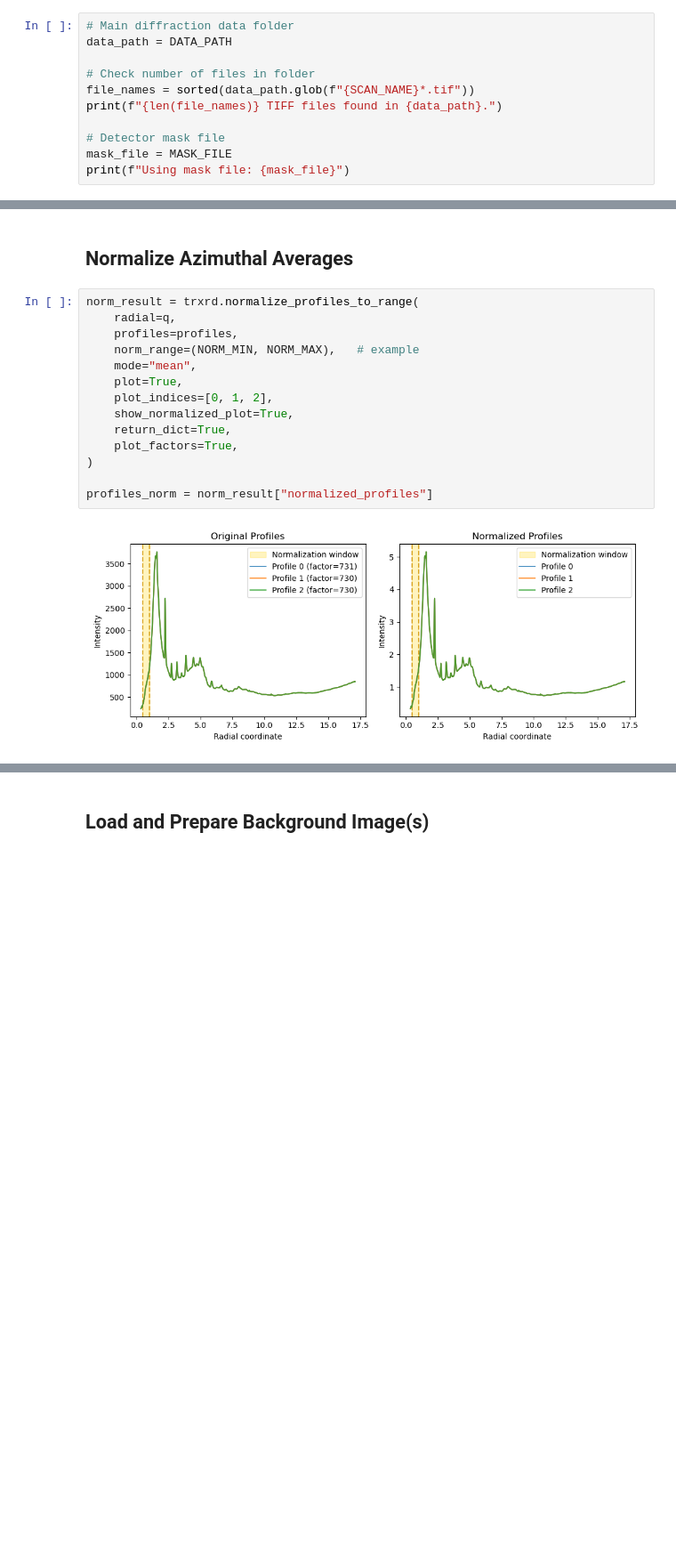
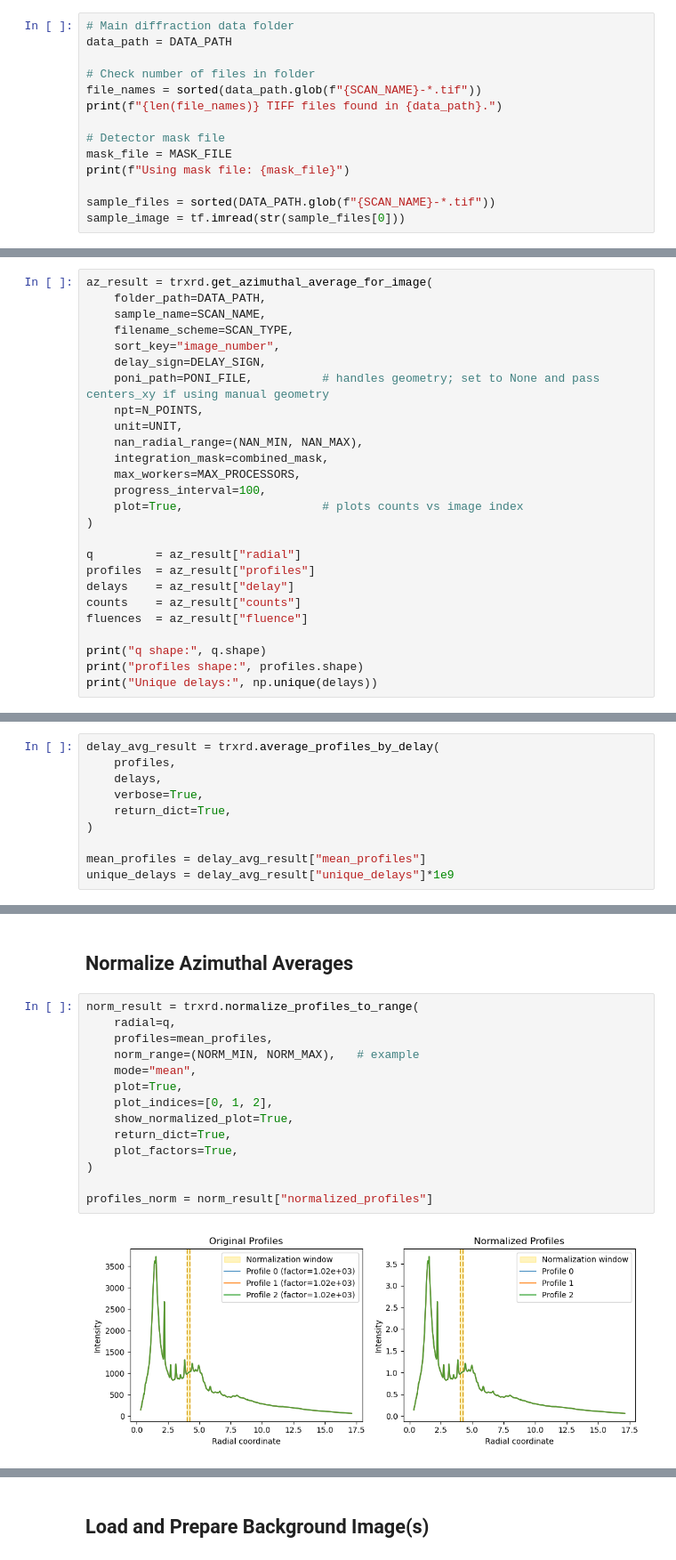
Before and after one commit to lheald2/trxrd, a Jupyter notebook: Fast_Analysis.ipynb, the cells around one changed output, grey strips where cells are left out. Shown at 89% size. Saved outputs shown, nothing was run; the diff lists cells and outputs as text; blank space fills up the shorter version.

```diff
--- a/Fast_Analysis.ipynb
+++ b/Fast_Analysis.ipynb
@@ -124,11 +122,14 @@ Overwriting globals.py
 data_path = DATA_PATH
 
 # Check number of files in folder
-file_names = sorted(data_path.glob(f"{SCAN_NAME}*.tif"))
+file_names = sorted(data_path.glob(f"{SCAN_NAME}-*.tif"))
 print(f"{len(file_names)} TIFF files found in {data_path}.")
 
 # Detector mask file
 mask_file = MASK_FILE
 print(f"Using mask file: {mask_file}")
+
+sample_files = sorted(DATA_PATH.glob(f"{SCAN_NAME}-*.tif"))
+sample_image = tf.imread(str(sample_files[0]))
 # %% [output]
 884 TIFF files found in \\s7data\beams46\7IDC\Cotts\2025_11Exp\BTO400_S3.
@@ -178,0 +155,26 @@ Removed images: 0
+# %%
+az_result = trxrd.get_azimuthal_average_for_image(
+    folder_path=DATA_PATH,
+    sample_name=SCAN_NAME,
+    filename_scheme=SCAN_TYPE,
+    sort_key="image_number",
+    delay_sign=DELAY_SIGN,
+    poni_path=PONI_FILE,          # handles geometry; set to None and pass centers_xy if using manual geometry
+    npt=N_POINTS,
+    unit=UNIT,
+    nan_radial_range=(NAN_MIN, NAN_MAX),
+    integration_mask=combined_mask,
+    max_workers=MAX_PROCESSORS,
+    progress_interval=100,
+    plot=True,                    # plots counts vs image index
+)
+
+q         = az_result["radial"]
+profiles  = az_result["profiles"]
+delays    = az_result["delay"]
+counts    = az_result["counts"]
+fluences  = az_result["fluence"]
+
+print("q shape:", q.shape)
+print("profiles shape:", profiles.shape)
+print("Unique delays:", np.unique(delays))
@@ -303,0 +205,10 @@ profiles shape: (3, 5000)
+# %%
+delay_avg_result = trxrd.average_profiles_by_delay(
+    profiles,
+    delays,
+    verbose=True,
+    return_dict=True,
+)
+
+mean_profiles = delay_avg_result["mean_profiles"]
+unique_delays = delay_avg_result["unique_delays"]*1e9
@@ -306,16 +225,16 @@ profiles shape: (3, 5000)
 # %%
 norm_result = trxrd.normalize_profiles_to_range(
     radial=q,
-    profiles=profiles,
+    profiles=mean_profiles,
     norm_range=(NORM_MIN, NORM_MAX),   # example
     mode="mean",
     plot=True,
     plot_indices=[0, 1, 2],
     show_normalized_plot=True,
     return_dict=True,
     plot_factors=True,
 )
 
 profiles_norm = norm_result["normalized_profiles"]
 # %% [output]
-[figure, old version]
+[figure, new version]
```
Also changed, not shown: parts of 56 cells of this notebook, 9 other files.
